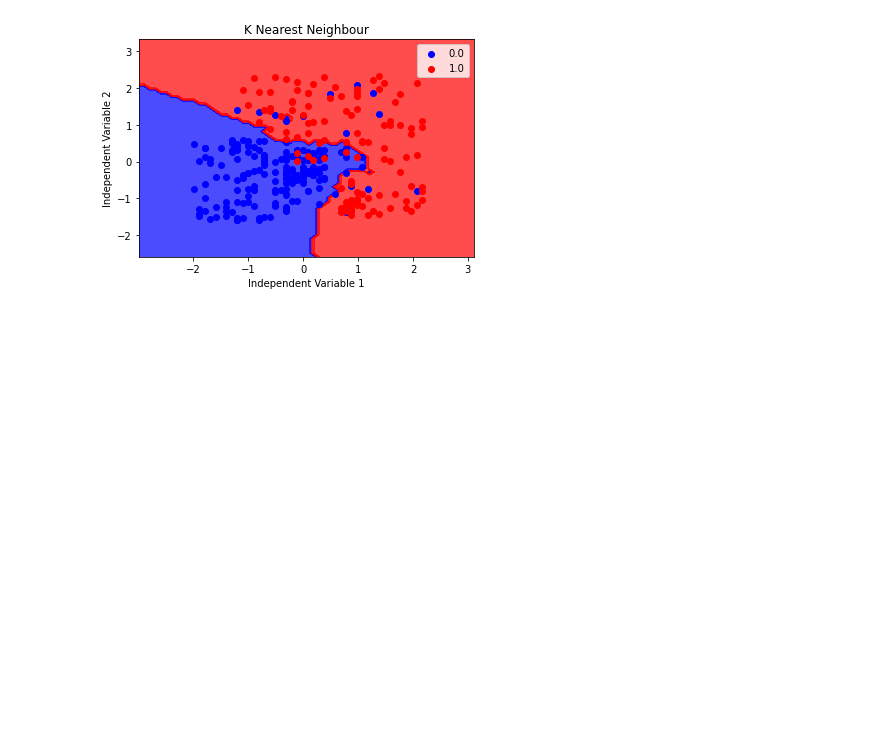
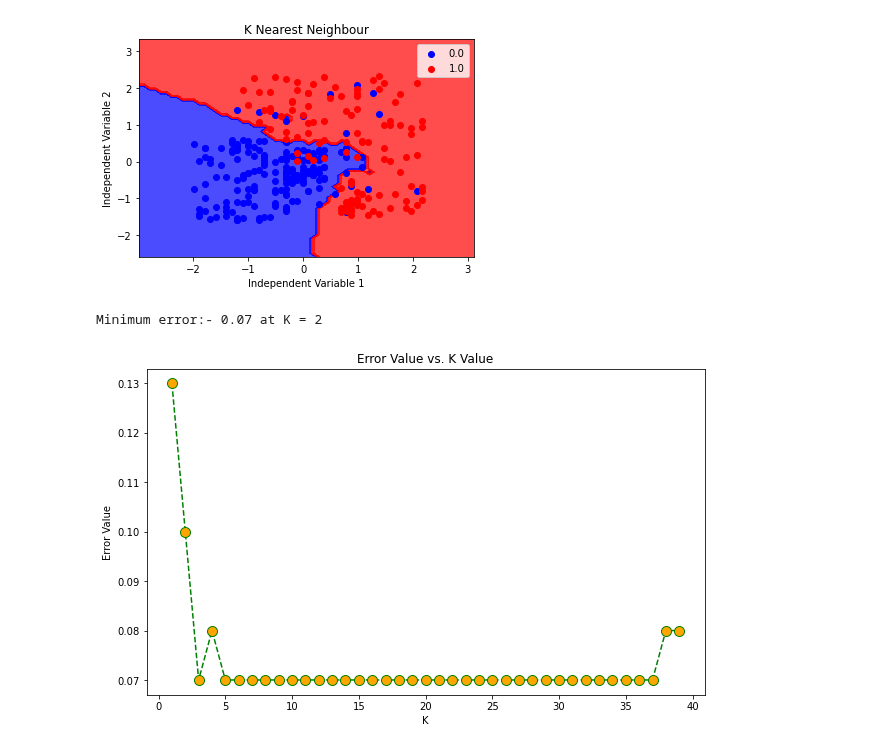
Before and after one commit to bansalrishi/MachineLearningWithPython_UD, a Jupyter notebook: 03. K Nearest Neighbour.ipynb, the cells around one changed output. Drawn from its saved outputs; the diff is of its cells as text; code cells hidden in the pictures; blank space fills up the shorter version.

Commit message:
updated finding value of k

```diff
--- a/03. K Nearest Neighbour.ipynb
+++ b/03. K Nearest Neighbour.ipynb
@@ -90,3 +90,25 @@ plt.legend()
 plt.show()
 # %% [output]
 [figure]
+# %%
+#Determining optimum value of K
+#Choose correct value of K
+from matplotlib.colors import ListedColormap
+import numpy as np
+error_value = []
+for i in range(1,40):
+ classifier = KNeighborsClassifier(n_neighbors=i)
+ classifier.fit(X_train,y_train)
+ i_pred = classifier.predict(X_test)
+ error_value.append(np.mean(i_pred != y_test))
+
+plt.figure(figsize=(10,6))
+plt.plot(range(1,40),error_value,color='green', linestyle='dashed',
+         marker='o',markerfacecolor='orange', markersize=10)
+plt.title('Error Value vs. K Value')
+plt.xlabel('K')
+plt.ylabel('Error Value')
+print("Minimum error:-",min(error_value),"at K =",error_value.index(min(error_value)))
+# %% [output]
+Minimum error:- 0.07 at K = 2
+[figure, added]
```
